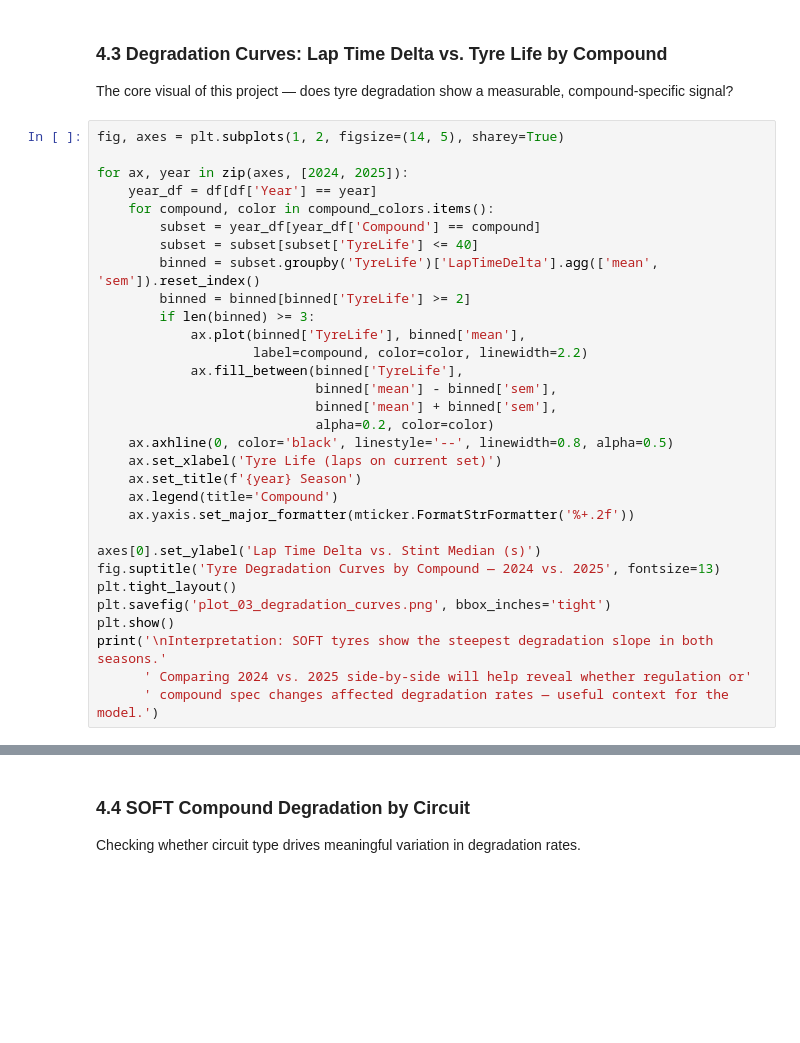
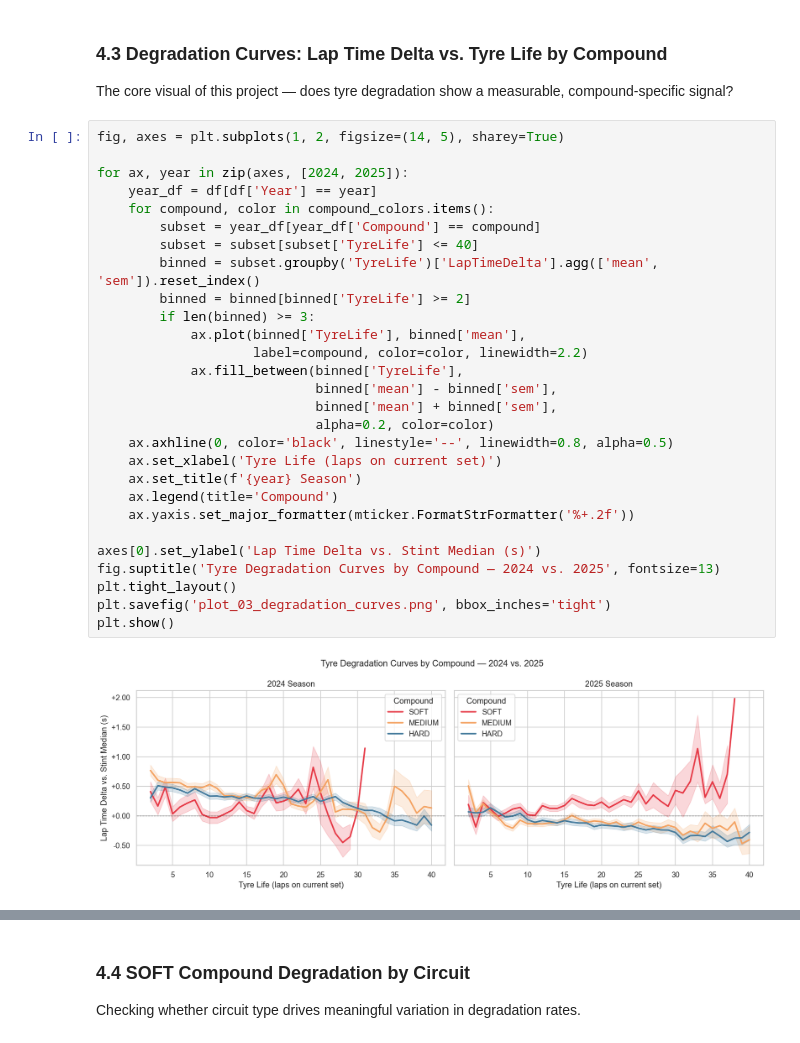
Before and after one commit to mikerapid/enai603-f1, a Jupyter notebook: f1_tyre.ipynb, the cells around one changed output, grey strips where cells are left out. Saved outputs shown, nothing was run; the diff lists cells and outputs as text; blank space fills up the shorter version.

```diff
--- a/f1_tyre.ipynb
+++ b/f1_tyre.ipynb
@@ -239,31 +400,30 @@ The core visual of this project — does tyre degradation show a measurable, com
 # %%
 fig, axes = plt.subplots(1, 2, figsize=(14, 5), sharey=True)
 
 for ax, year in zip(axes, [2024, 2025]):
     year_df = df[df['Year'] == year]
     for compound, color in compound_colors.items():
         subset = year_df[year_df['Compound'] == compound]
         subset = subset[subset['TyreLife'] <= 40]
         binned = subset.groupby('TyreLife')['LapTimeDelta'].agg(['mean', 'sem']).reset_index()
         binned = binned[binned['TyreLife'] >= 2]
         if len(binned) >= 3:
             ax.plot(binned['TyreLife'], binned['mean'],
                     label=compound, color=color, linewidth=2.2)
             ax.fill_between(binned['TyreLife'],
                             binned['mean'] - binned['sem'],
                             binned['mean'] + binned['sem'],
                             alpha=0.2, color=color)
     ax.axhline(0, color='black', linestyle='--', linewidth=0.8, alpha=0.5)
     ax.set_xlabel('Tyre Life (laps on current set)')
     ax.set_title(f'{year} Season')
     ax.legend(title='Compound')
     ax.yaxis.set_major_formatter(mticker.FormatStrFormatter('%+.2f'))
 
 axes[0].set_ylabel('Lap Time Delta vs. Stint Median (s)')
 fig.suptitle('Tyre Degradation Curves by Compound — 2024 vs. 2025', fontsize=13)
 plt.tight_layout()
 plt.savefig('plot_03_degradation_curves.png', bbox_inches='tight')
 plt.show()
-print('\nInterpretation: SOFT tyres show the steepest degradation slope in both seasons.'
-      ' Comparing 2024 vs. 2025 side-by-side will help reveal whether regulation or'
-      ' compound spec changes affected degradation rates — useful context for the model.')
+# %% [output]
+[figure, added]
```
Also changed, not shown: parts of 16 cells of this notebook, 5 other files.
